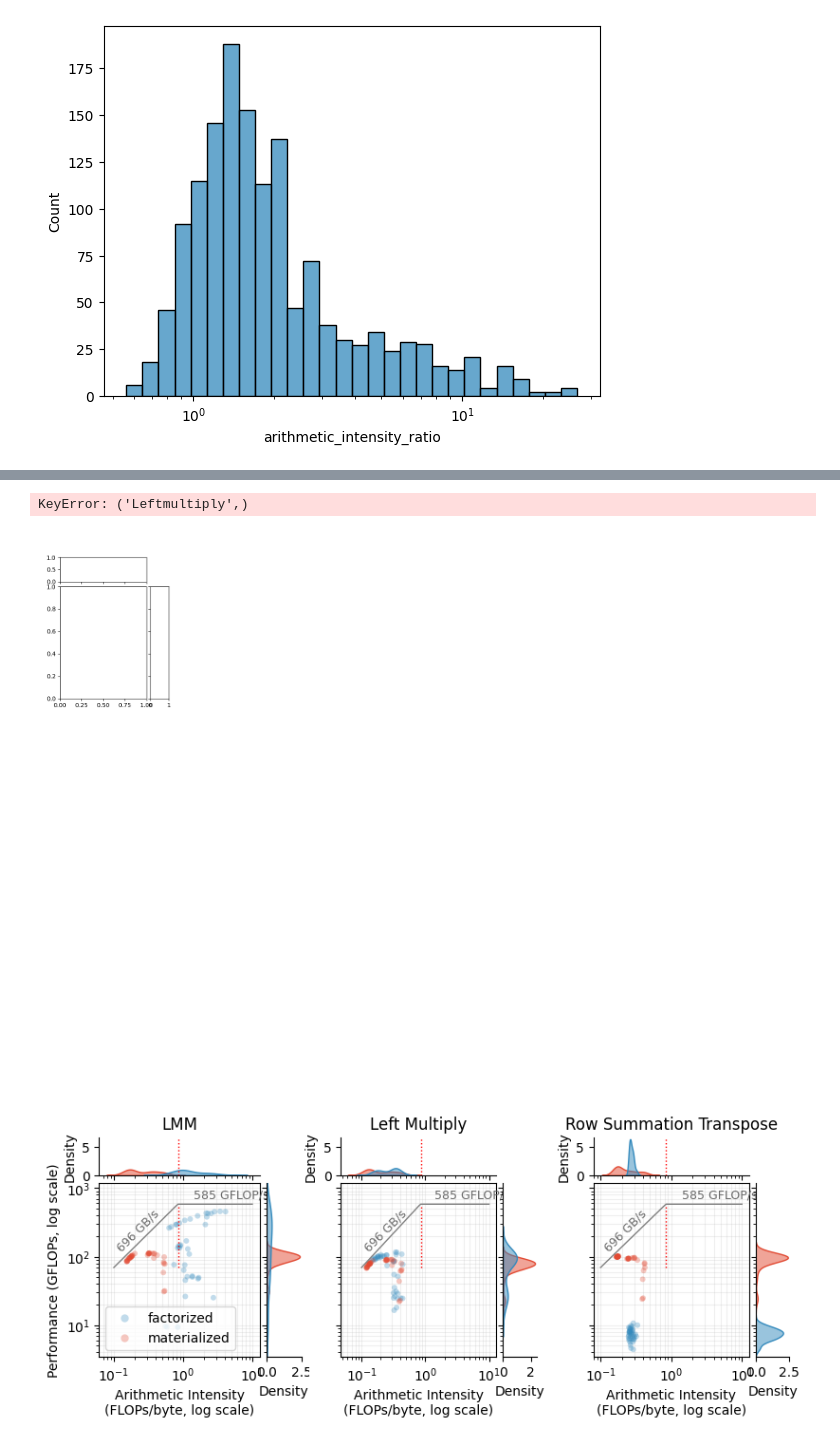
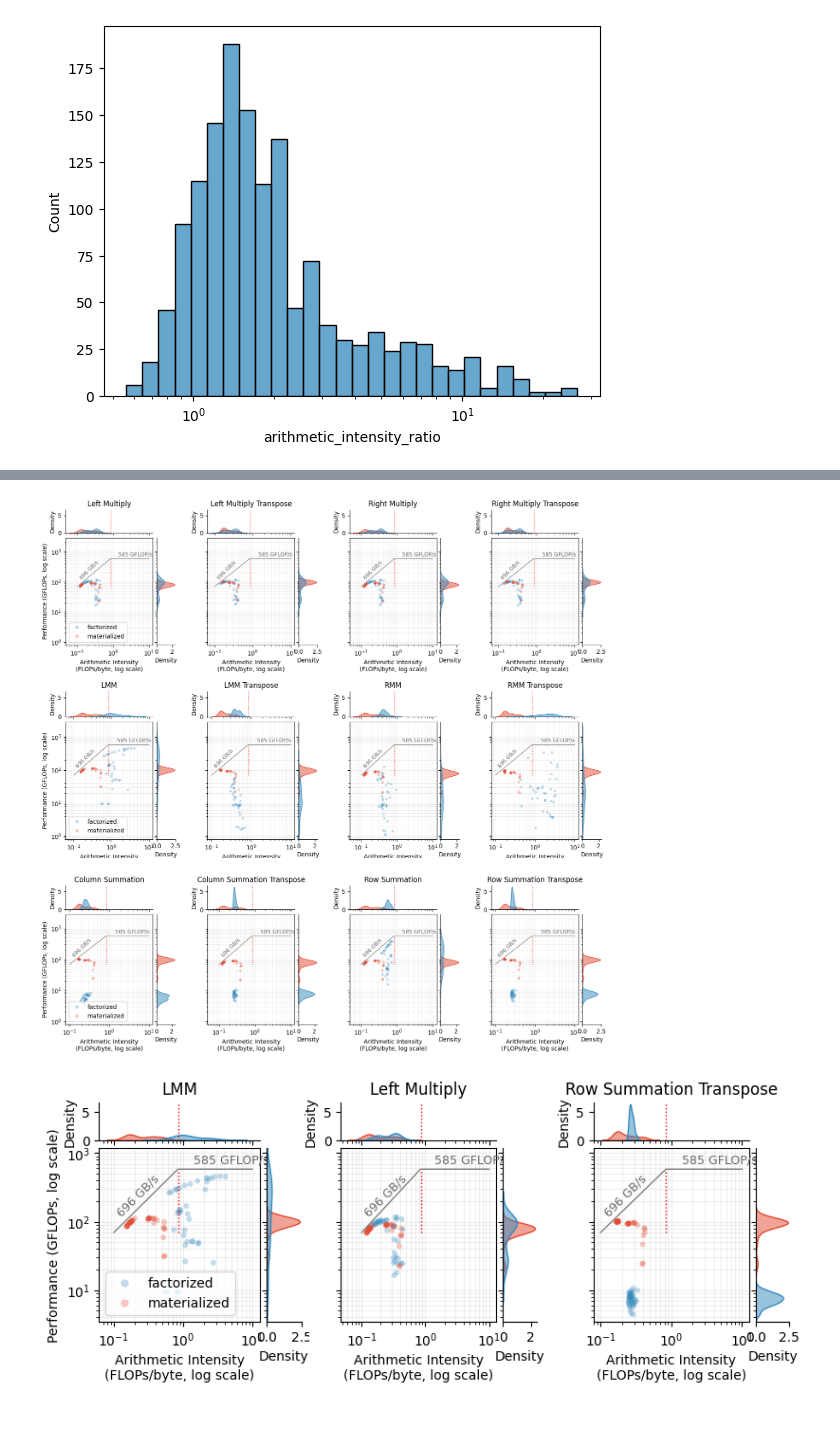
Before and after one commit to ptemarvelde/amalur-experiments, a Jupyter notebook: results/full_1/analytical_model/analytical_figures.ipynb, the cells around one changed output, grey strips where cells are left out. Saved outputs shown, nothing was run; the diff lists cells and outputs as text; code cells hidden in the pictures.

Commit message:
fix color appendix roofline

```diff
--- a/results/full_1/analytical_model/analytical_figures.ipynb
+++ b/results/full_1/analytical_model/analytical_figures.ipynb
@@ -519,12 +519,13 @@ for i, (fig, (type, group)) in tqdm(
             figs,
             with_gpu_chars[with_gpu_chars.gpu == "a40"]
             .sort_values('operator')
-            .sort_values("type", ascending=False)
-            .groupby(["operator"]),
+            .sort_values("type", ascending=True)
+            .groupby("operator"),
         )
     ),
     total=rows,
 ):
+
     name = "a40"
     # This parameter defines the size ratio between the main plot and the margin plots
     ratio = 4
@@ -635,39 +636,38 @@ for i, (fig, (type, group)) in tqdm(
     #     ax_marg_y.set_xticks([0, 400])
     #     ax_marg_y.set_xticklabels([0, 400])
 
     axes_list.append([ax_joint, ax_marg_x, ax_marg_y])
 
 maxtop, minbottom = 0,1e9999
 
 # Get the maximum and minimum ylims from the axes_list
 for ax_joint, _, _ in axes_list:
     bottom, top = ax_joint.get_ylim()
     maxtop = max(maxtop, top)
     minbottom = min(minbottom, bottom)
 
 for ax_joint, _, _ in axes_list:
     ax_joint.set_ylim(minbottom, maxtop)
 
 for i, fig in enumerate(figs):
     if i < 4:
         fig.subplots_adjust(bottom=0.15)
     elif i < 8:
         fig.subplots_adjust(top=0.90, bottom =0.1)
     else:
         fig.subplots_adjust(top=0.85)
 
 # figs[0].subplots_adjust(left=0.17, right=0.97, bottom=0.14, top=0.95)
 # figs[1].subplots_adjust(left=0.03, right=0.96)
 # figs[2].subplots_adjust(left=0.03, right=0.98)
 # for fig, axs in zip(figs, axes):
 # axes_list[0][0].get_shared_y_axes().join(axes_list[1][0], axes_list[2][0])
-# figure.savefig(
-#     "/home/pepijn/Documents/uni/y5/thesis/writing/overleaf/appendices/figures/roofline-operators.pdf",
-#     bbox_inches="tight",
-# )
+figure.savefig(
+    "/home/pepijn/Documents/uni/y5/thesis/writing/overleaf/appendices/figures/roofline-operators.pdf",
+    bbox_inches="tight",
+)
 # %% [output]
-KeyError: ('Leftmultiply',)
-[figure, old version]
+[figure, new version]
 # %%
 with_gpu_chars["gflops_per_second"] = with_gpu_chars["ops_per_second"] / 1e9
 y_lim_max_flops = with_gpu_chars["gflops_per_second"].max()
```
Also changed, not shown: parts of 1 cell of this notebook.
